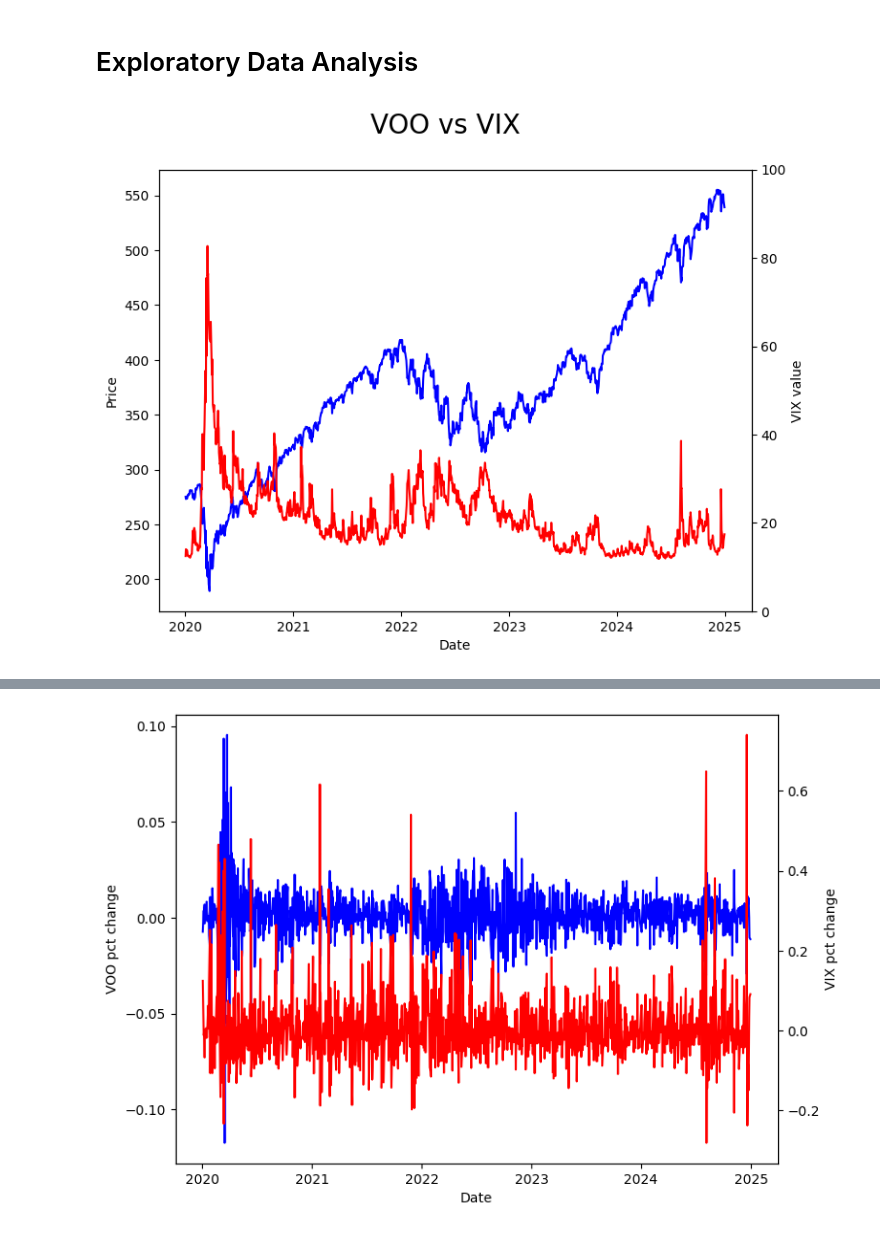
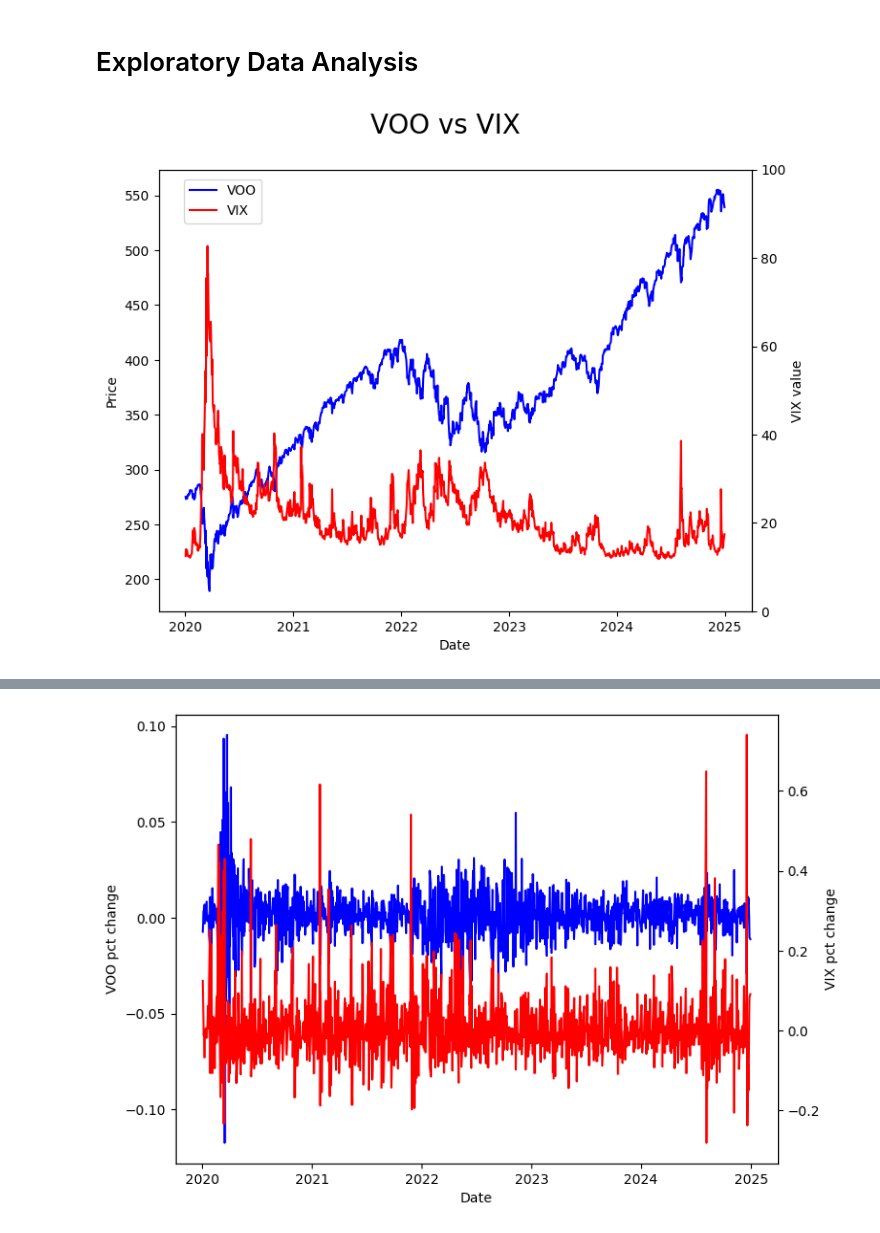
Before and after one commit to Wqcapstone1234/Enhancing-Basic-VIX-Strategy, a Jupyter notebook: MScFE_690_Capstone_Code_Group_9171.ipynb, the cells around one changed output, grey strips where cells are left out. Saved outputs shown, nothing was run; the diff lists cells and outputs as text; code cells hidden in the pictures.

```diff
--- a/MScFE_690_Capstone_Code_Group_9171.ipynb
+++ b/MScFE_690_Capstone_Code_Group_9171.ipynb
@@ -41,18 +62,32 @@ Date
 # %%
 df = pd.concat([VOO['Close'], VIX['Close']],axis=1)
 
 fig, ax1 = plt.subplots(figsize=(8, 6))
 ax2 = ax1.twinx()
 ax2.set_ylim(0, 100)
-ax1.plot(df.index,df['VOO'],color ='b')
-ax2.plot(df.index, df['^VIX'],color = 'r')
 
+# Plot lines with labels
+ax1.plot(df.index, df['VOO'], color='b', label='VOO')
+ax2.plot(df.index, df['^VIX'], color='r', label='VIX')
 
 ax1.set_xlabel("Date")
 ax1.set_ylabel("Price")
 ax2.set_ylabel("VIX value")
 
 fig.suptitle("VOO vs VIX", fontsize=20)
+
+# Get legend handles and labels from both axes
+handles1, labels1 = ax1.get_legend_handles_labels()
+handles2, labels2 = ax2.get_legend_handles_labels()
+
+# Combine handles and labels
+handles = handles1 + handles2
+labels = labels1 + labels2
+
+# Create a single legend for the figure
+fig.legend(handles, labels, loc='upper left', bbox_to_anchor=(0.15, 0.875))
+
+# Display the plot
 plt.show()
 # %% [output]
-[figure, old version]
+[figure, new version]
```
Also changed, not shown: parts of 19 cells of this notebook.
